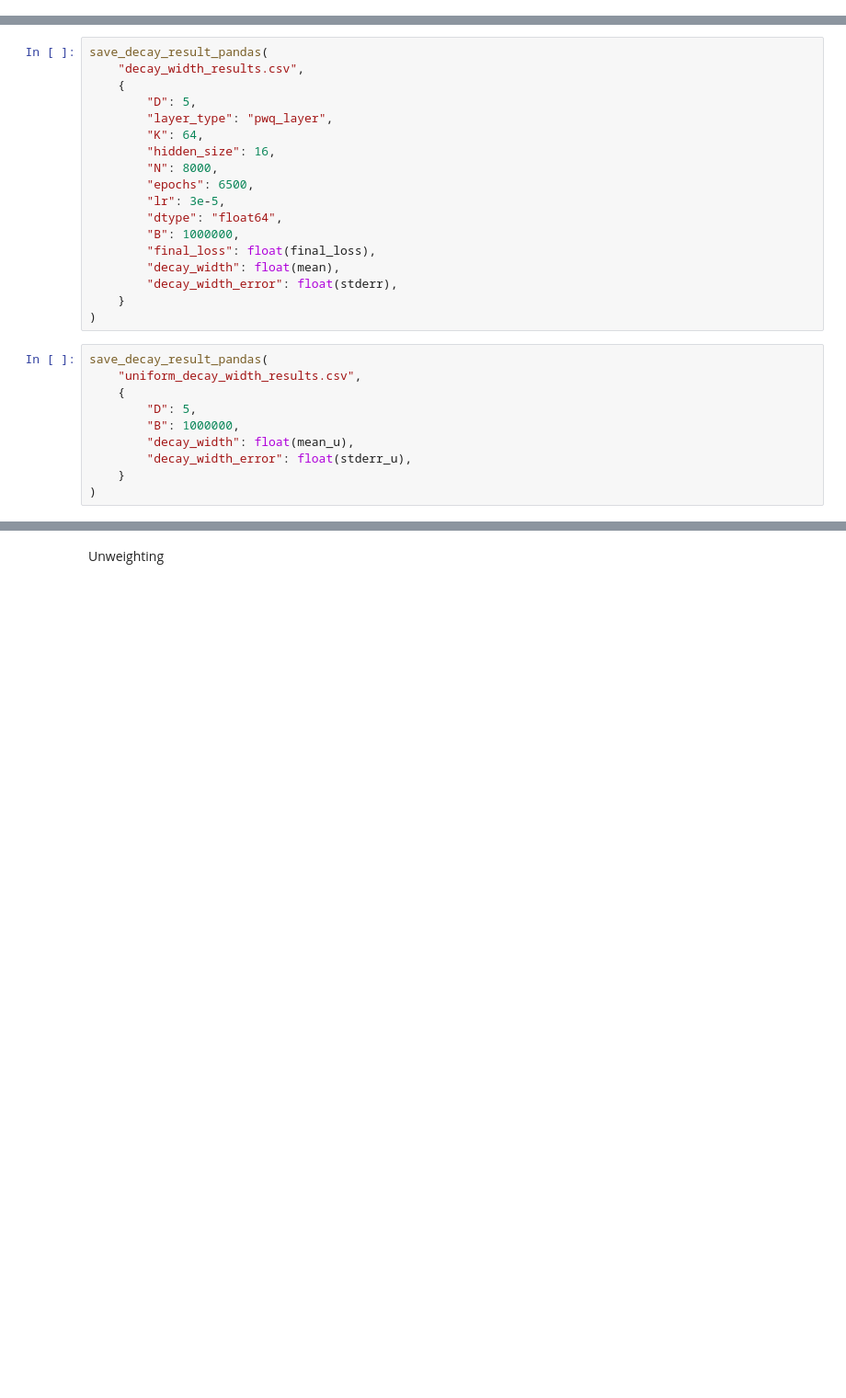
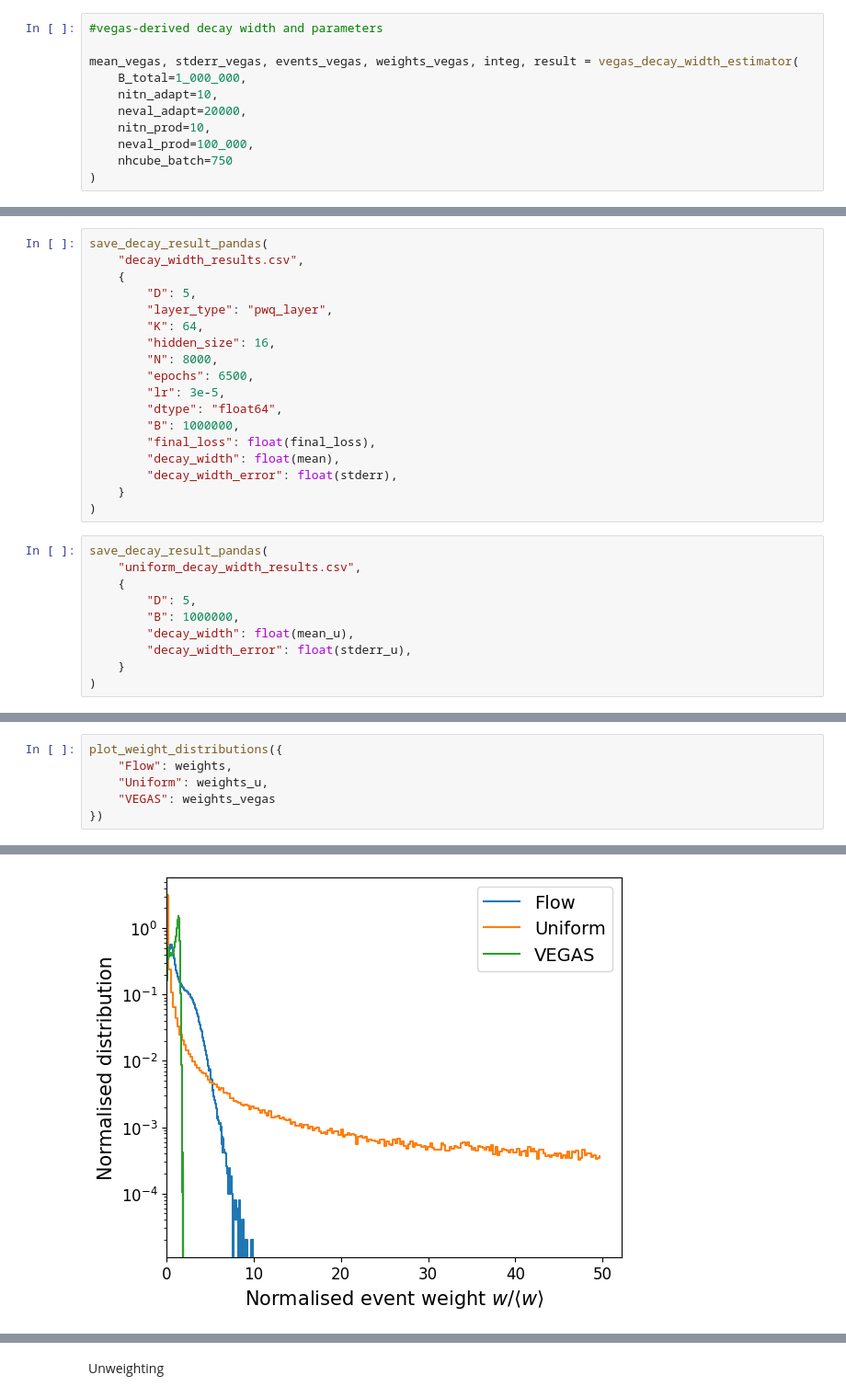
Before and after one commit to alracey/level4-project, a Jupyter notebook: decay_flow.ipynb, the cells around one changed output, grey strips where cells are left out. Shown at 92% size. Saved outputs shown, nothing was run; the diff lists cells and outputs as text; blank space fills up the shorter version.

```diff
--- a/decay_flow.ipynb
+++ b/decay_flow.ipynb
@@ -863,0 +826,11 @@ Uniform-derived decay width estimate = 0.16376228474406568 ± 0.0007408483710838
+# %%
+#vegas-derived decay width and parameters
+
+mean_vegas, stderr_vegas, events_vegas, weights_vegas, integ, result = vegas_decay_width_estimator(
+    B_total=1_000_000,
+    nitn_adapt=10,
+    neval_adapt=20000,
+    nitn_prod=10,
+    neval_prod=100_000,
+    nhcube_batch=750
+)
@@ -926,0 +959,7 @@ plt.show()
+# %%
+plot_weight_distributions({
+    "Flow": weights,
+    "Uniform": weights_u,
+    "VEGAS": weights_vegas
+})
+# %% [output]
@@ -926,0 +983 @@ plt.show()
+[figure, added]
```
Also changed, not shown: parts of 22 cells of this notebook, 6 other files.
